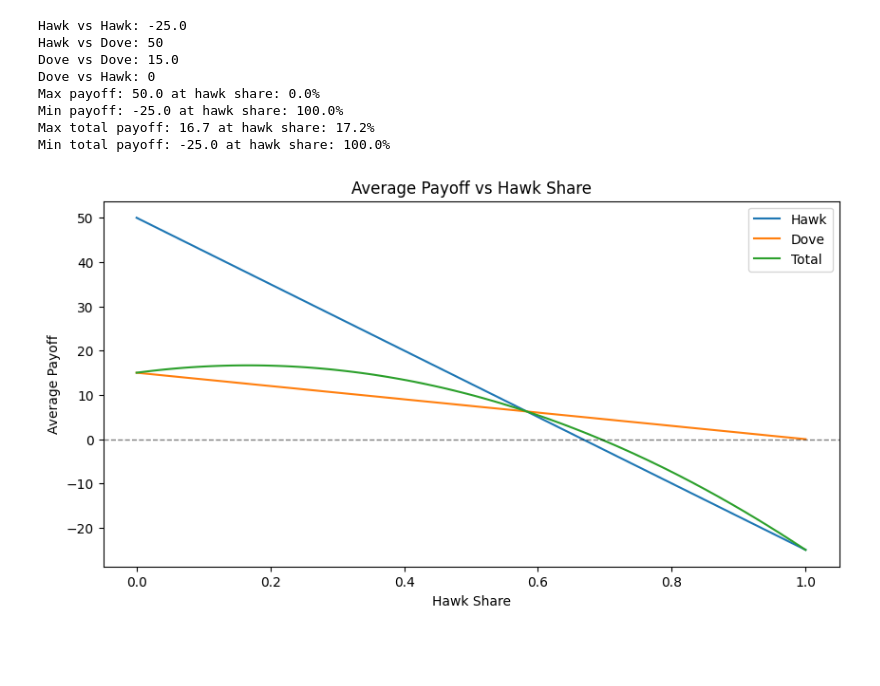
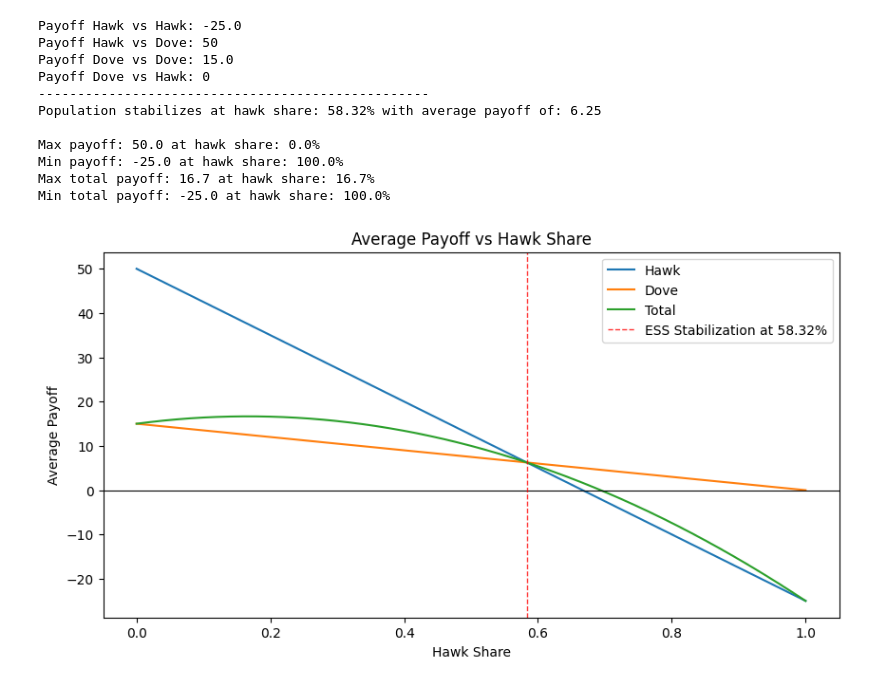
Before and after one commit to pauljado/biology_models, a Jupyter notebook: ess_model.ipynb, the cells around one changed output. Drawn from its saved outputs; the diff is of its cells as text; code cells hidden in the pictures; blank space fills up the shorter version.

Commit message:
Überarbeiten payoff formeln, berechnen/darstellen stabilisierungsratio

```diff
--- a/ess_model.ipynb
+++ b/ess_model.ipynb
@@ -36,15 +36,16 @@ avg_dove_dove_payoff = dove_payoff * dove_dove_winrate + dove_cost
 avg_dove_hawk_payoff = dove_payoff * dove_hawk_winrate
 
 
-print(f"Hawk vs Hawk: {avg_hawk_hawk_payoff}")
-print(f"Hawk vs Dove: {avg_hawk_dove_payoff}")
+print(f"Payoff Hawk vs Hawk: {avg_hawk_hawk_payoff}")
+print(f"Payoff Hawk vs Dove: {avg_hawk_dove_payoff}")
 
-print(f"Dove vs Dove: {avg_dove_dove_payoff}")
-print(f"Dove vs Hawk: {avg_dove_hawk_payoff}")
+print(f"Payoff Dove vs Dove: {avg_dove_dove_payoff}")
+print(f"Payoff Dove vs Hawk: {avg_dove_hawk_payoff}")
+print(50 * "-")
 
 
 # Calculate the average payoff for each strategy as a function of the hawk share
-hawk_shares = np.linspace(0, 1, 100)
+hawk_shares = np.linspace(0, 1, 10000)
 
 avg_hawk_payoff = []
 avg_dove_payoff = []
@@ -58,40 +59,57 @@ for x in hawk_shares:
 # print(avg_dove_payoff[-1])
 # print(np.array(avg_dove_payoff))
 
+
 payoff_diff = np.array(avg_hawk_payoff) - np.array(avg_dove_payoff)
+
+idx = np.where(np.diff(np.sign(payoff_diff)))[0]
+
+if len(idx) > 0:
+    intersection_idx = idx[0]
+    intersection_value = (np.array(avg_hawk_payoff)[intersection_idx] + np.array(avg_dove_payoff)[intersection_idx]) / 2
+    intersection_hawk_share = (intersection_idx / len(hawk_shares)) * 100
+    print(f"Population stabilizes at hawk share: {intersection_hawk_share:.2f}% with average payoff of: {intersection_value:.2f}\n")
+
 
 max_payoff = max(max(avg_hawk_payoff), max(avg_dove_payoff))
 print(f"Max payoff: {max_payoff:.1f} at hawk share: {hawk_shares[np.argmax(avg_hawk_payoff)]*100:.1f}%")
 
 min_payoff = min(min(avg_hawk_payoff), min(avg_dove_payoff))
 print(f"Min payoff: {min_payoff:.1f} at hawk share: {hawk_shares[np.argmin(avg_hawk_payoff)]*100:.1f}%")
 
 max_total_payoff = max(total_payoff)
 print(f"Max total payoff: {max_total_payoff:.1f} at hawk share: {hawk_shares[np.argmax(total_payoff)]*100:.1f}%")
 
 min_total_payoff = min(total_payoff)
 print(f"Min total payoff: {min_total_payoff:.1f} at hawk share: {hawk_shares[np.argmin(total_payoff)]*100:.1f}%")
 
 
 # Plot the average payoff for each strategy as a function of the hawk share
 fig, ax = plt.subplots(figsize=(10, 5))
 
 sns.lineplot(x=hawk_shares, y=avg_hawk_payoff, ax=ax, label="Hawk")
 sns.lineplot(x=hawk_shares, y=avg_dove_payoff, ax=ax, label="Dove")
 sns.lineplot(x=hawk_shares, y=total_payoff, ax=ax, label="Total")
 
-ax.set_xlabel('Hawk Share')
-ax.set_ylabel('Average Payoff')
-ax.set_title('Average Payoff vs Hawk Share')
-ax.axhline(y=0, color='black', linestyle="--", alpha=0.5, linewidth=1)
+ax.set_xlabel("Hawk Share")
+ax.set_ylabel("Average Payoff")
+ax.set_title("Average Payoff vs Hawk Share")
+ax.axhline(y=0, color='black', linewidth=0.8)
+ax.axvline(x=intersection_hawk_share / 100, color="red", linestyle="--", alpha=0.8, linewidth=1, label=f"ESS Stabilization at {intersection_hawk_share:.2f}%")
+ax.legend()
+
+
 plt.show()
 # %% [output]
-Hawk vs Hawk: -25.0
-Hawk vs Dove: 50
-Dove vs Dove: 15.0
-Dove vs Hawk: 0
+Payoff Hawk vs Hawk: -25.0
+Payoff Hawk vs Dove: 50
+Payoff Dove vs Dove: 15.0
+Payoff Dove vs Hawk: 0
+--------------------------------------------------
+Population stabilizes at hawk share: 58.32% with average payoff of: 6.25
+
 Max payoff: 50.0 at hawk share: 0.0%
 Min payoff: -25.0 at hawk share: 100.0%
-Max total payoff: 16.7 at hawk share: 17.2%
+Max total payoff: 16.7 at hawk share: 16.7%
 Min total payoff: -25.0 at hawk share: 100.0%
-[figure, old version]
+[figure, new version]
```
